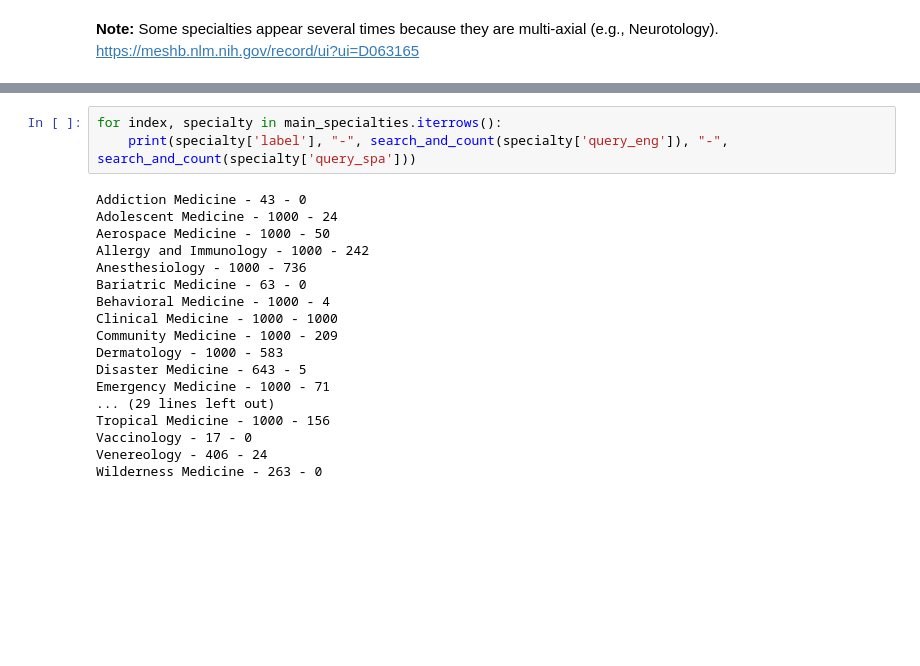
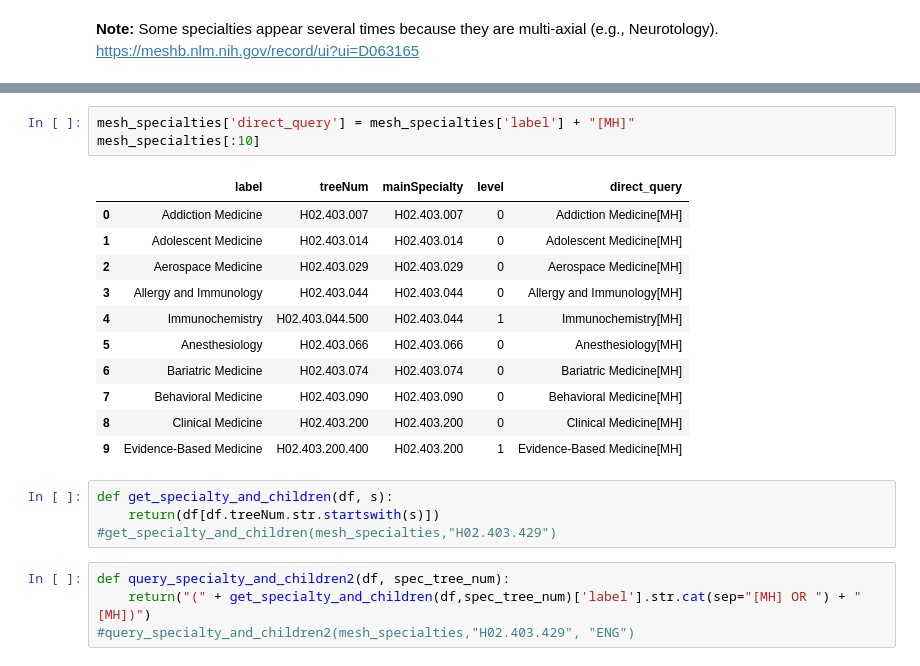
Before and after one commit to plopezgarcia/specialist-lexicon, a Jupyter notebook: generate-queries.ipynb, the cells around one changed output, grey strips where cells are left out. Cells and saved outputs as stored; diff of their text form; blank space fills up the shorter version.

```diff
--- a/generate-queries.ipynb
+++ b/generate-queries.ipynb
@@ -92,21 +68,23 @@ main_specialties[:15]
-# %%
-for index, specialty in main_specialties.iterrows():
-    print(specialty['label'], "-", search_and_count(specialty['query_eng']), "-", search_and_count(specialty['query_spa']))
-# %% [output]
-Addiction Medicine - 43 - 0
-Adolescent Medicine - 1000 - 24
-Aerospace Medicine - 1000 - 50
-Allergy and Immunology - 1000 - 242
-Anesthesiology - 1000 - 736
-Bariatric Medicine - 63 - 0
-Behavioral Medicine - 1000 - 4
-Clinical Medicine - 1000 - 1000
-Community Medicine - 1000 - 209
-Dermatology - 1000 - 583
-Disaster Medicine - 643 - 5
-Emergency Medicine - 1000 - 71
-... (29 lines left out)
-Tropical Medicine - 1000 - 156
-Vaccinology - 17 - 0
-Venereology - 406 - 24
-Wilderness Medicine - 263 - 0
+# %%
+mesh_specialties['direct_query'] = mesh_specialties['label'] + "[MH]"
+mesh_specialties[:10]
+# %% [output]
+|  | label | treeNum | mainSpecialty | level | direct_query |
+| 0 | Addiction Medicine | H02.403.007 | H02.403.007 | 0 | Addiction Medicine[MH] |
+| 1 | Adolescent Medicine | H02.403.014 | H02.403.014 | 0 | Adolescent Medicine[MH] |
+| 2 | Aerospace Medicine | H02.403.029 | H02.403.029 | 0 | Aerospace Medicine[MH] |
+| 3 | Allergy and Immunology | H02.403.044 | H02.403.044 | 0 | Allergy and Immunology[MH] |
+| 4 | Immunochemistry | H02.403.044.500 | H02.403.044 | 1 | Immunochemistry[MH] |
+| 5 | Anesthesiology | H02.403.066 | H02.403.066 | 0 | Anesthesiology[MH] |
+| 6 | Bariatric Medicine | H02.403.074 | H02.403.074 | 0 | Bariatric Medicine[MH] |
+| 7 | Behavioral Medicine | H02.403.090 | H02.403.090 | 0 | Behavioral Medicine[MH] |
+| 8 | Clinical Medicine | H02.403.200 | H02.403.200 | 0 | Clinical Medicine[MH] |
+| 9 | Evidence-Based Medicine | H02.403.200.400 | H02.403.200 | 1 | Evidence-Based Medicine[MH] |
+# %%
+def get_specialty_and_children(df, s):
+    return(df[df.treeNum.str.startswith(s)])
+#get_specialty_and_children(mesh_specialties,"H02.403.429")
+# %%
+def query_specialty_and_children2(df, spec_tree_num):
+    return("(" + get_specialty_and_children(df,spec_tree_num)['label'].str.cat(sep="[MH] OR ") + "[MH])")
+#query_specialty_and_children2(mesh_specialties,"H02.403.429", "ENG")
```
Also changed, not shown: parts of 10 cells of this notebook.
